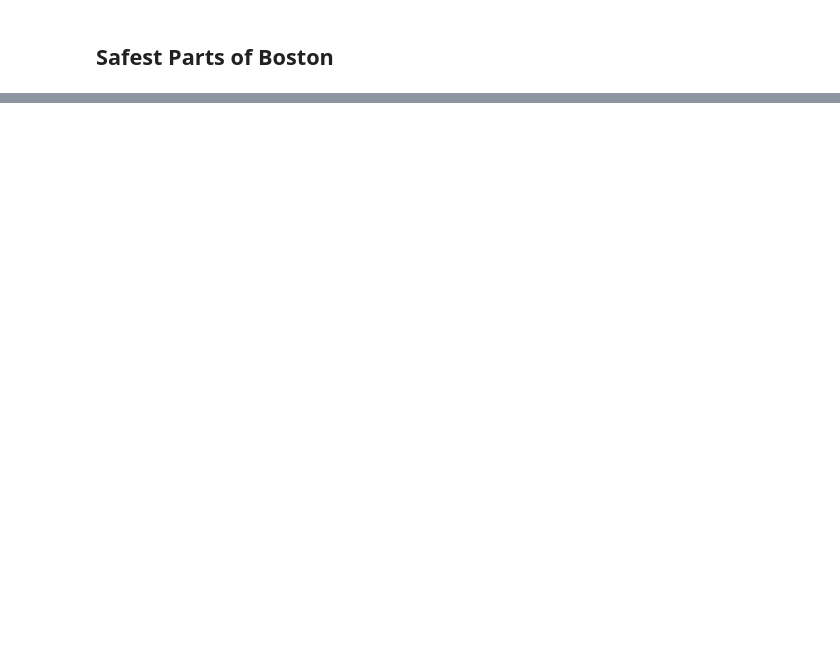
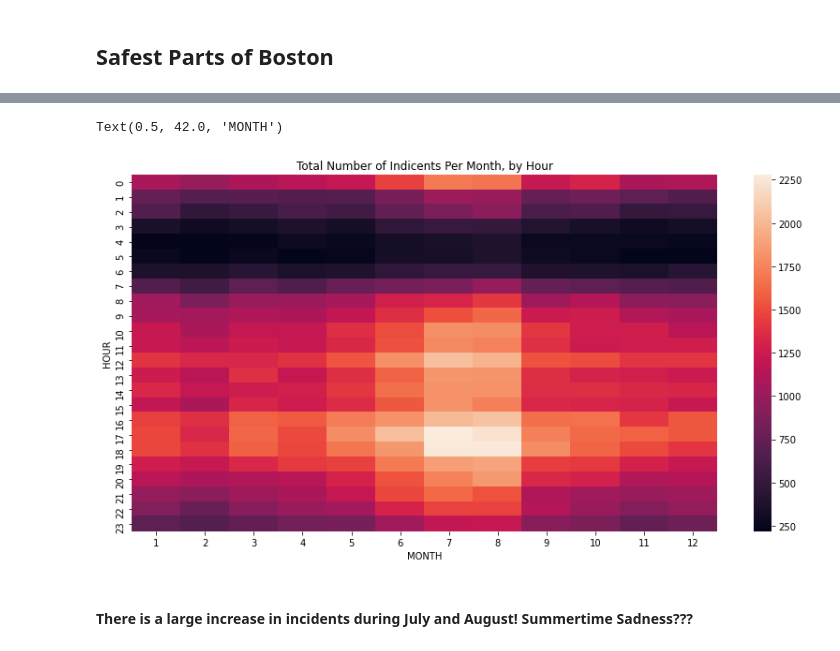
Before and after one commit to izzygren22/DataScience2021F, a Jupyter notebook: Unit3/BostonCrime/Project3.ipynb, the cells around one changed output, grey strips where cells are left out. Cells and saved outputs as stored; diff of their text form; code cells hidden in the pictures; blank space fills up the shorter version.

```diff
--- a/Unit3/BostonCrime/Project3.ipynb
+++ b/Unit3/BostonCrime/Project3.ipynb
@@ -116,0 +115,4 @@ Text(0.5, 0, 'District')
+# %%
+crime_time = crime_data.groupby(['MONTH', 'HOUR']).size().to_frame() #multiindex dataframe
+crime_time = crime_time.rename(columns = {0:'NUM'})
+crime_time
@@ -116,0 +134,3 @@ Text(0.5, 0, 'District')
+# %%
+crime_time_2 = crime_time.reset_index().pivot(columns='MONTH',index='HOUR',values='NUM')
+crime_time_2
@@ -116,0 +156,14 @@ Text(0.5, 0, 'District')
+# %%
+plt.figure(figsize=(14,7))
+plt.title("Total Number of Indicents Per Month, by Hour")
+
+# Heatmap showing average arrival delay for each airline by month
+sns.heatmap(data=crime_time_2)
+
+# Add label for horizontal axis
+plt.xlabel("MONTH")
+# %% [output]
+Text(0.5, 42.0, 'MONTH')
+[figure, added]
+# %% [markdown]
+#### There is a large increase in incidents during July and August!  Summertime Sadness???
```
Also changed, not shown: parts of 11 cells of this notebook.
